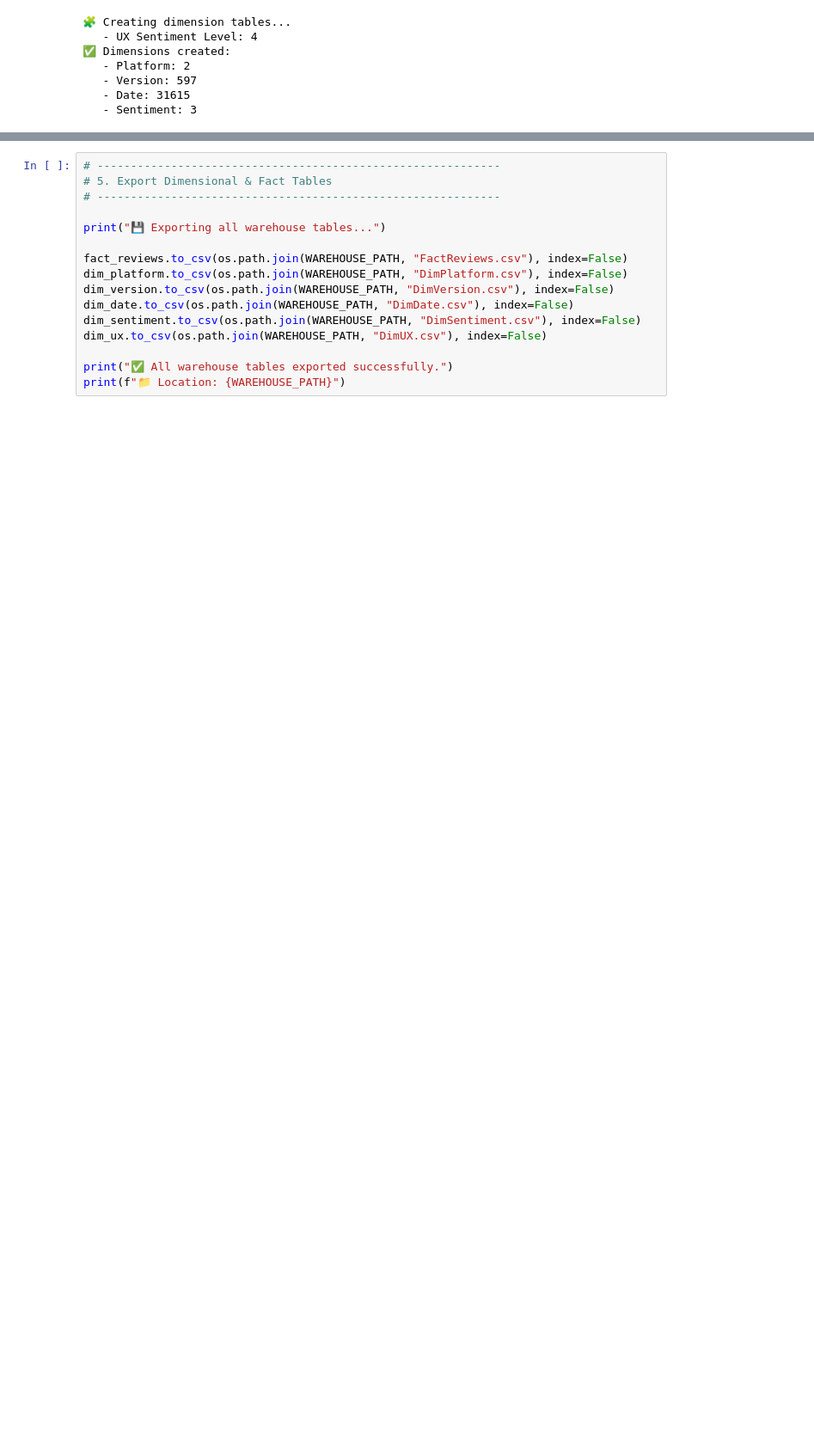
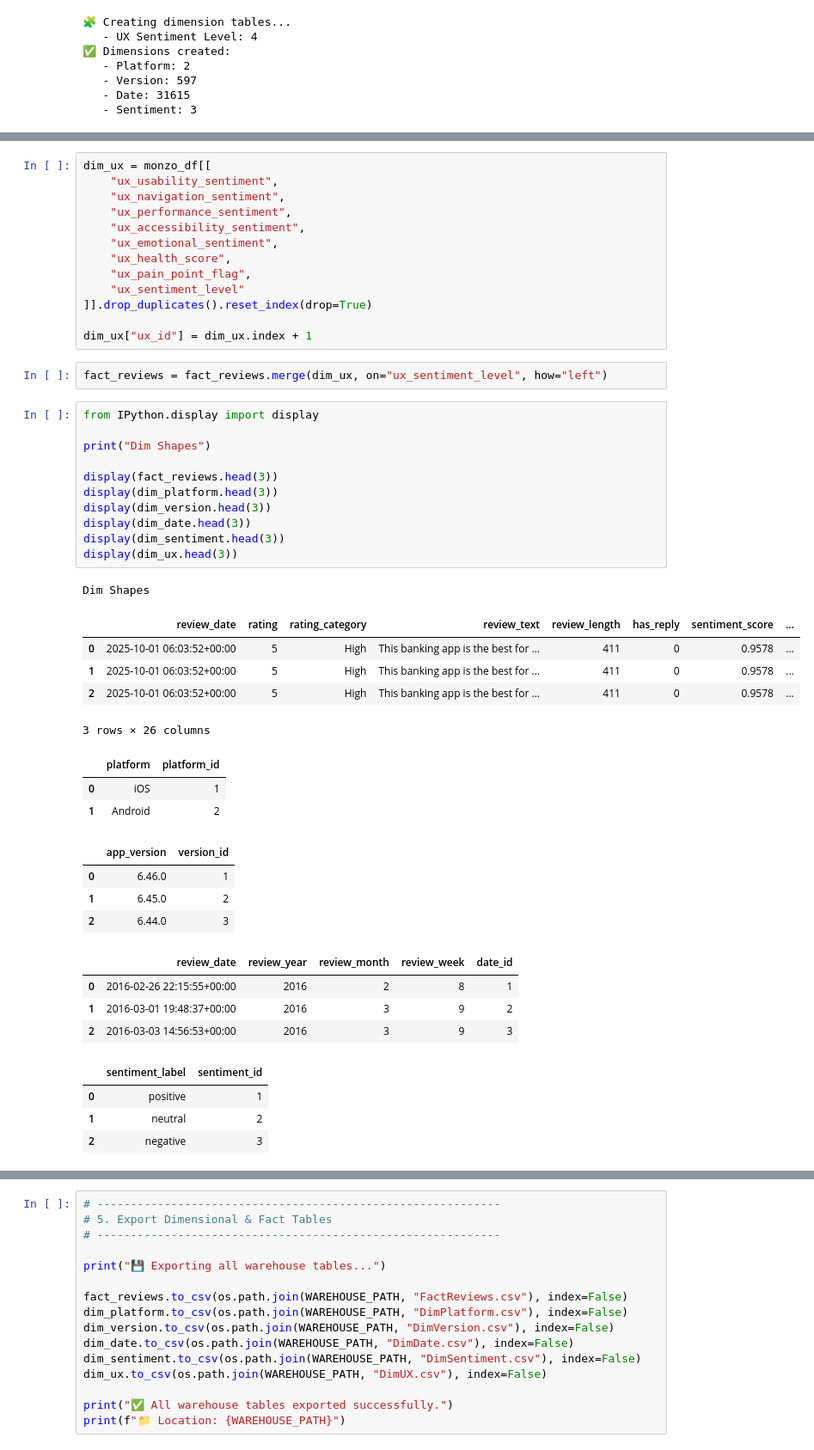
Before and after one commit to JamesAdeshina/monzo-user-sentiment-insights-dashboard, a Jupyter notebook: notebooks/03_data_model_preparation.ipynb, the cells around one changed output, grey strips where cells are left out. Shown: that part at 86% size. Saved outputs shown, nothing was run; the diff lists cells and outputs as text; blank space fills up the shorter version.

```diff
--- a/notebooks/03_data_model_preparation.ipynb
+++ b/notebooks/03_data_model_preparation.ipynb
@@ -159,0 +225,48 @@ KeyError: '[None] not in index'
+# %%
+dim_ux = monzo_df[[
+    "ux_usability_sentiment",
+    "ux_navigation_sentiment",
+    "ux_performance_sentiment",
+    "ux_accessibility_sentiment",
+    "ux_emotional_sentiment",
+    "ux_health_score",
+    "ux_pain_point_flag",
+    "ux_sentiment_level"
+]].drop_duplicates().reset_index(drop=True)
+
+dim_ux["ux_id"] = dim_ux.index + 1
+# %%
+fact_reviews = fact_reviews.merge(dim_ux, on="ux_sentiment_level", how="left")
+# %%
+from IPython.display import display
+
+print("Dim Shapes")
+
+display(fact_reviews.head(3))
+display(dim_platform.head(3))
+display(dim_version.head(3))
+display(dim_date.head(3))
+display(dim_sentiment.head(3))
+display(dim_ux.head(3))
+# %% [output]
+Dim Shapes
+|  | review_date | rating | rating_category | review_text | review_length | has_reply | sentiment_score | ... |
+| 0 | 2025-10-01 06:03:52+00:00 | 5 | High | This banking app is the best for ... | 411 | 0 | 0.9578 | ... |
+| 1 | 2025-10-01 06:03:52+00:00 | 5 | High | This banking app is the best for ... | 411 | 0 | 0.9578 | ... |
+| 2 | 2025-10-01 06:03:52+00:00 | 5 | High | This banking app is the best for ... | 411 | 0 | 0.9578 | ... |
+3 rows × 26 columns
+|  | platform | platform_id |
+| 0 | iOS | 1 |
+| 1 | Android | 2 |
+|  | app_version | version_id |
+| 0 | 6.46.0 | 1 |
+| 1 | 6.45.0 | 2 |
+| 2 | 6.44.0 | 3 |
+|  | review_date | review_year | review_month | review_week | date_id |
+| 0 | 2016-02-26 22:15:55+00:00 | 2016 | 2 | 8 | 1 |
+| 1 | 2016-03-01 19:48:37+00:00 | 2016 | 3 | 9 | 2 |
+| 2 | 2016-03-03 14:56:53+00:00 | 2016 | 3 | 9 | 3 |
+|  | sentiment_label | sentiment_id |
+| 0 | positive | 1 |
+| 1 | neutral | 2 |
+| 2 | negative | 3 |
```
Also changed, not shown: parts of 6 cells of this notebook.
